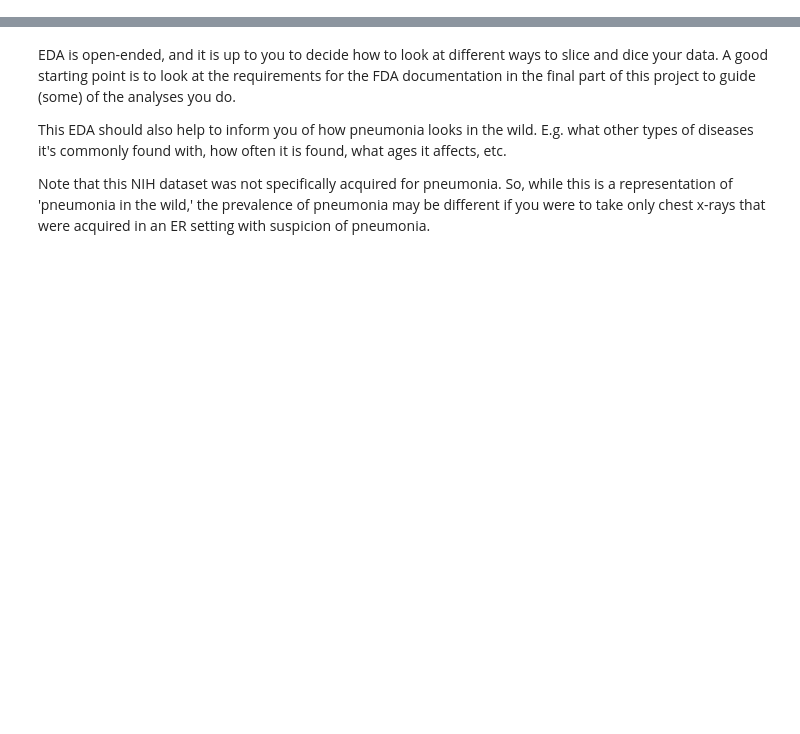
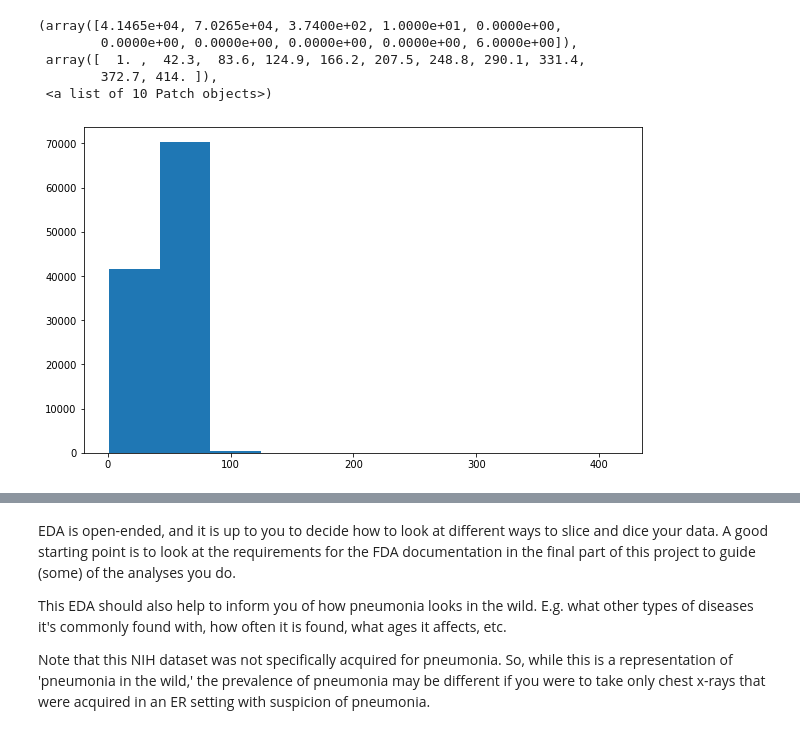
Before and after one commit to fantauzzi/AIHCND_Pneumonia_Detection, a Jupyter notebook: EDA.ipynb, the cells around one changed output, grey strips where cells are left out. Saved outputs shown, nothing was run; the diff lists cells and outputs as text; code cells hidden in the pictures; blank space fills up the shorter version.

```diff
--- a/EDA.ipynb
+++ b/EDA.ipynb
@@ -18,0 +118,11 @@ date_sample.sample(3)
+# %%
+# Age distribution
+plt.figure(figsize=(10,6))
+plt.hist(all_xray_df['Patient Age'])
+# %% [output]
+(array([4.1465e+04, 7.0265e+04, 3.7400e+02, 1.0000e+01, 0.0000e+00,
+        0.0000e+00, 0.0000e+00, 0.0000e+00, 0.0000e+00, 6.0000e+00]),
+ array([  1. ,  42.3,  83.6, 124.9, 166.2, 207.5, 248.8, 290.1, 331.4,
+        372.7, 414. ]),
+ <a list of 10 Patch objects>)
+[figure, added]
```
Also changed, not shown: parts of 30 cells of this notebook.
